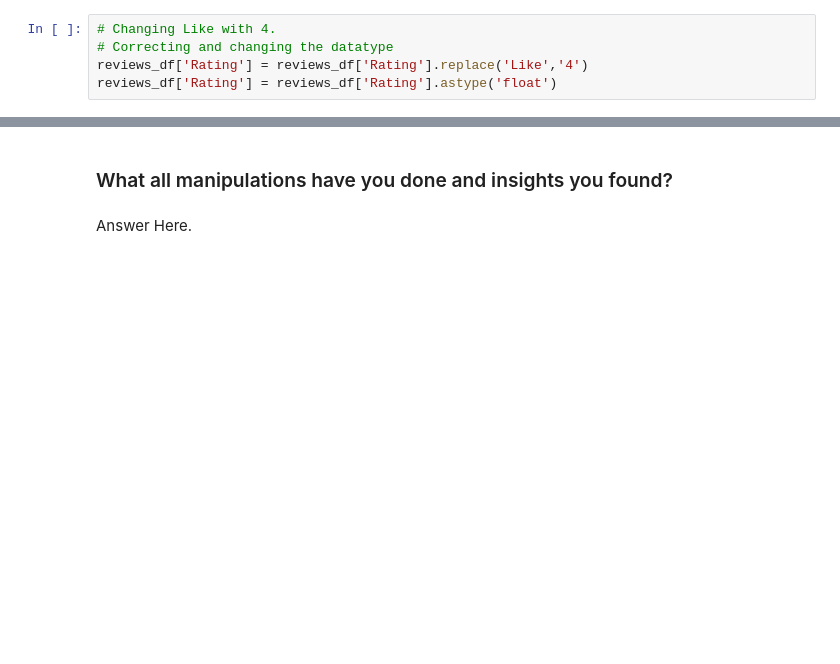
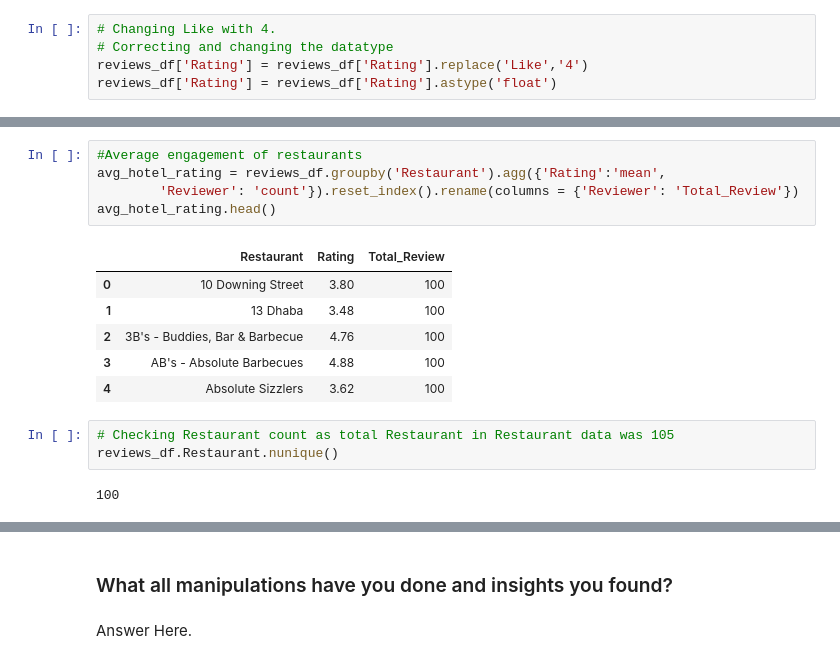
Before and after one commit to David-Kumawat/Capstone-Project---4-Zomato-Restaurant-Clustering-And-Sentiment-Analysis, a Jupyter notebook: Unsupervised_Zomato_Restaurant_Clustering_And_Sentiment_Analysis.ipynb, the cells around one changed output, grey strips where cells are left out. Drawn from its saved outputs; the diff is of its cells as text; blank space fills up the shorter version.

```diff
--- a/Unsupervised_Zomato_Restaurant_Clustering_And_Sentiment_Analysis.ipynb
+++ b/Unsupervised_Zomato_Restaurant_Clustering_And_Sentiment_Analysis.ipynb
@@ -560,0 +685,17 @@ reviews_df['Rating'] = reviews_df['Rating'].astype('float')
+# %%
+#Average engagement of restaurants
+avg_hotel_rating = reviews_df.groupby('Restaurant').agg({'Rating':'mean',
+        'Reviewer': 'count'}).reset_index().rename(columns = {'Reviewer': 'Total_Review'})
+avg_hotel_rating.head()
+# %% [output]
+|  | Restaurant | Rating | Total_Review |
+| 0 | 10 Downing Street | 3.80 | 100 |
+| 1 | 13 Dhaba | 3.48 | 100 |
+| 2 | 3B's - Buddies, Bar & Barbecue | 4.76 | 100 |
+| 3 | AB's - Absolute Barbecues | 4.88 | 100 |
+| 4 | Absolute Sizzlers | 3.62 | 100 |
+# %%
+# Checking Restaurant count as total Restaurant in Restaurant data was 105
+reviews_df.Restaurant.nunique()
+# %% [output]
+100
```
Also changed, not shown: parts of 36 cells of this notebook.
